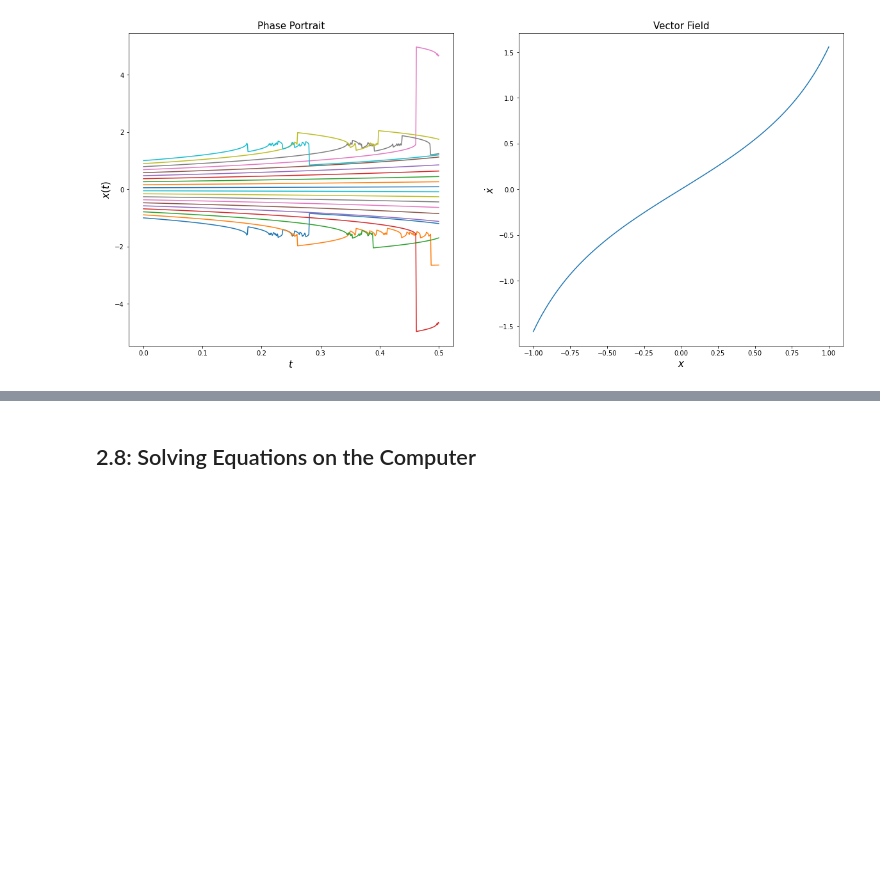
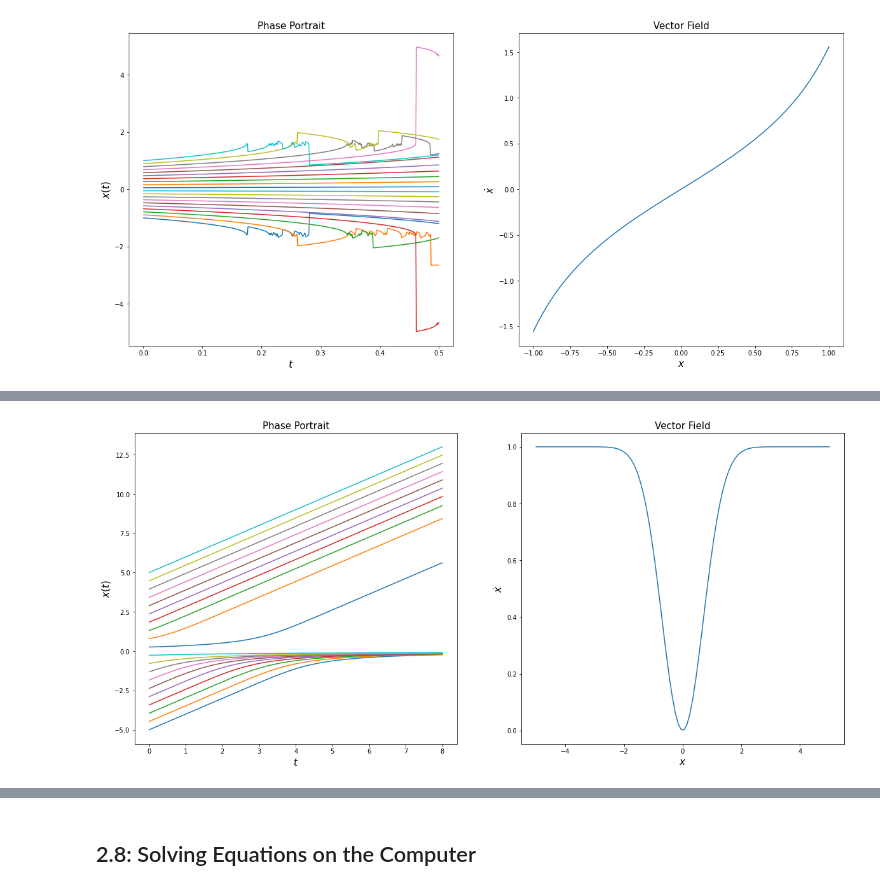
Before and after one commit to Rmejiaz/ModeladoSimulacion, a Jupyter notebook: Cuadernos/Cap2.ipynb, the cells around one changed output, grey strips where cells are left out. Saved outputs shown, nothing was run; the diff lists cells and outputs as text; code cells hidden in the pictures; blank space fills up the shorter version.

```diff
--- a/Cuadernos/Cap2.ipynb
+++ b/Cuadernos/Cap2.ipynb
@@ -275,0 +346,13 @@ plot_phase_portrait(func10,h,ti,tf,x0_i,x0_f,n)
+# %%
+def func18(x):
+  return 1 - np.exp(-x**2)
+
+h = 1e-3
+ti = 0
+tf = 8
+x0_i = -5
+x0_f = 5
+n = 20
+plot_phase_portrait(func18,h,ti,tf,x0_i,x0_f,n)
+# %% [output]
+[figure, added]
```
Also changed, not shown: parts of 16 cells of this notebook.
